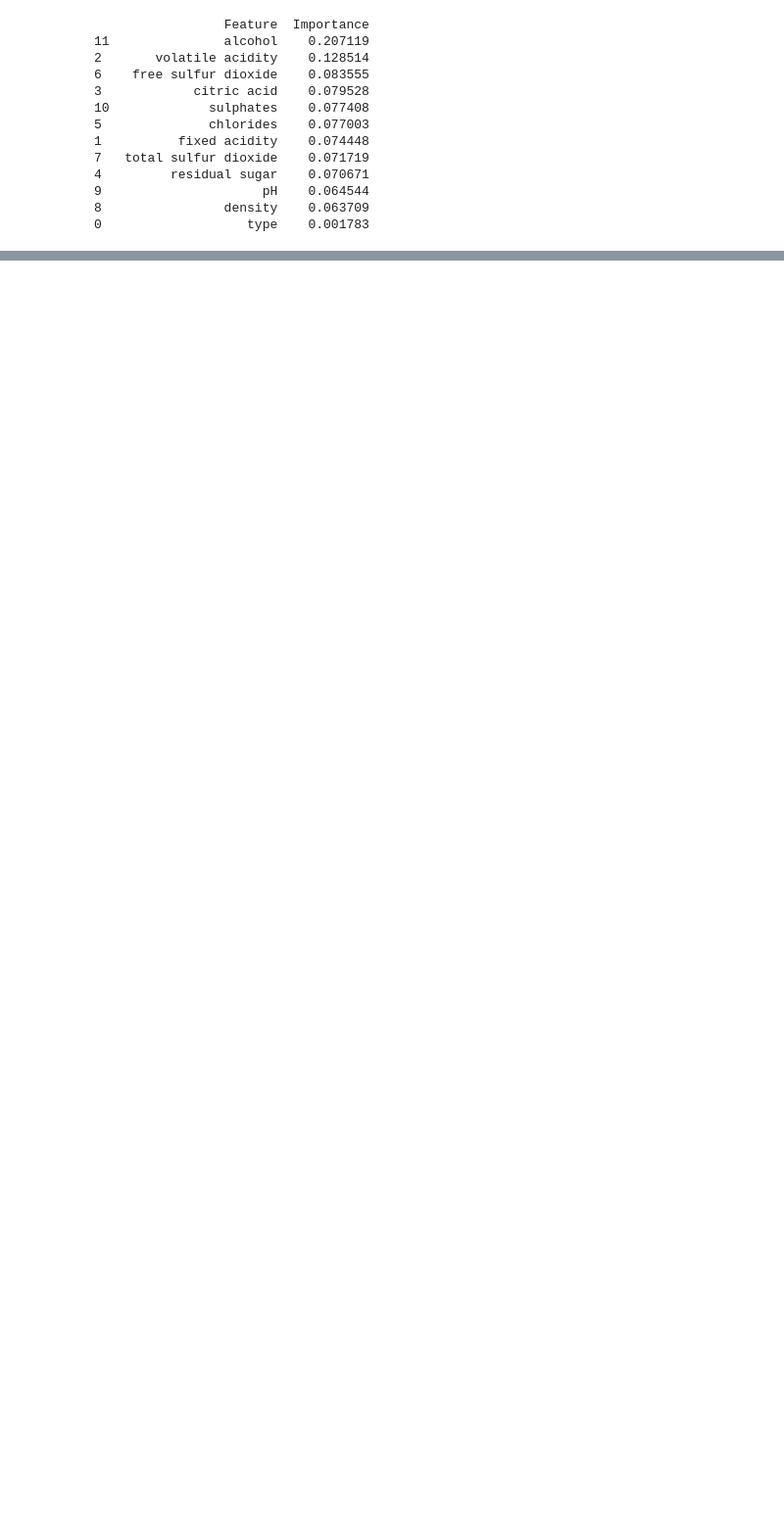
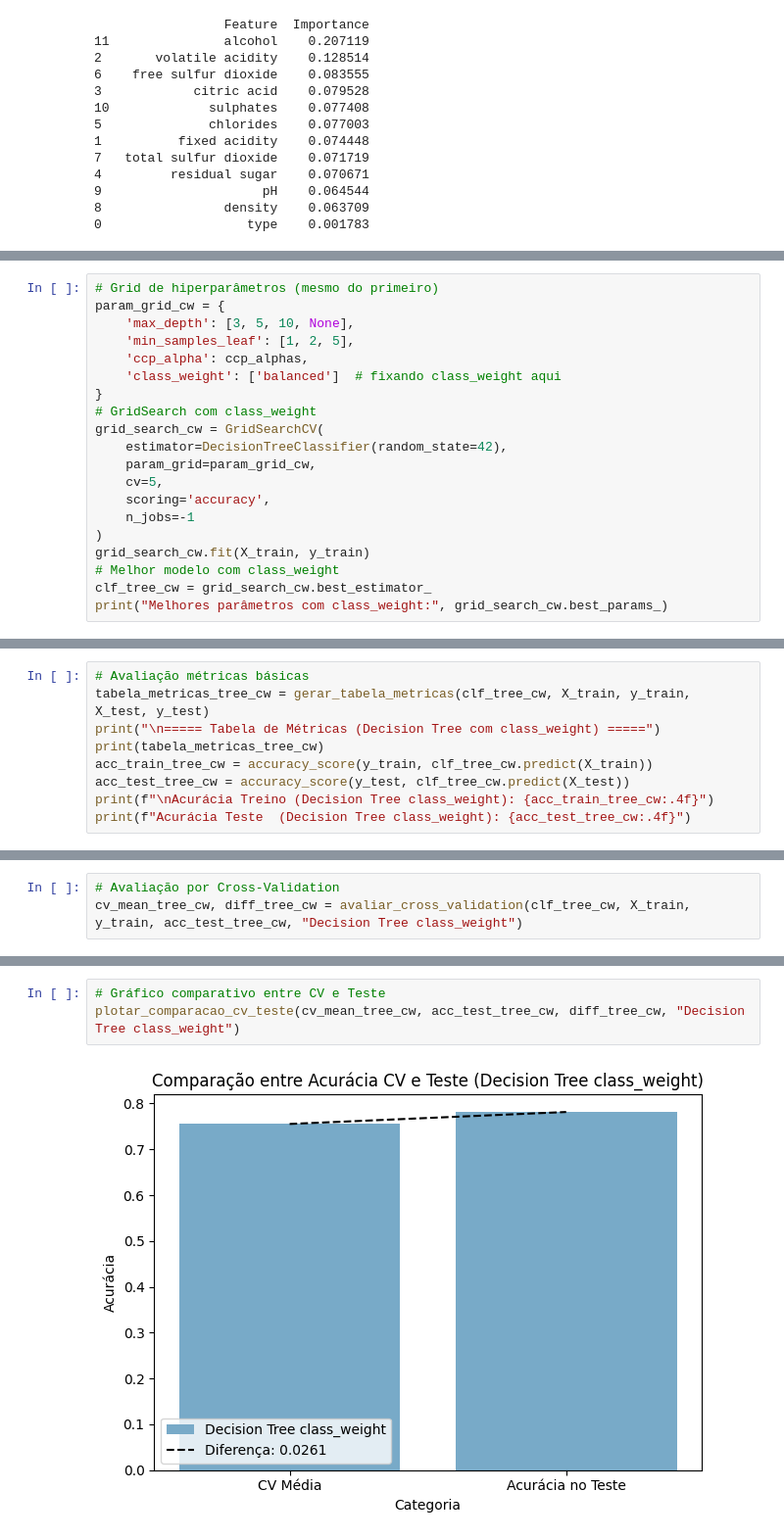
Before and after one commit to BMateusSs/Projeto-PSI3, a Jupyter notebook: decision_tree_wine_quality.ipynb, the cells around one changed output, grey strips where cells are left out. Shown: that part at 98% size. Saved outputs shown, nothing was run; the diff lists cells and outputs as text; blank space fills up the shorter version.

Commit message:
decision tree class_weight

```diff
--- a/decision_tree_wine_quality.ipynb
+++ b/decision_tree_wine_quality.ipynb
@@ -266,0 +297,20 @@ plotar_importancia_features(clf_tree, X_train, "Decision Tree s/ Balanceamento")
+# %%
+# Grid de hiperparâmetros (mesmo do primeiro)
+param_grid_cw = {
+    'max_depth': [3, 5, 10, None],
+    'min_samples_leaf': [1, 2, 5],
+    'ccp_alpha': ccp_alphas,
+    'class_weight': ['balanced']  # fixando class_weight aqui
+}
+# GridSearch com class_weight
+grid_search_cw = GridSearchCV(
+    estimator=DecisionTreeClassifier(random_state=42),
+    param_grid=param_grid_cw,
+    cv=5,
+    scoring='accuracy',
+    n_jobs=-1
+)
+grid_search_cw.fit(X_train, y_train)
+# Melhor modelo com class_weight
+clf_tree_cw = grid_search_cw.best_estimator_
+print("Melhores parâmetros com class_weight:", grid_search_cw.best_params_)
@@ -266,0 +319,9 @@ plotar_importancia_features(clf_tree, X_train, "Decision Tree s/ Balanceamento")
+# %%
+# Avaliação métricas básicas
+tabela_metricas_tree_cw = gerar_tabela_metricas(clf_tree_cw, X_train, y_train, X_test, y_test)
+print("\n===== Tabela de Métricas (Decision Tree com class_weight) =====")
+print(tabela_metricas_tree_cw)
+acc_train_tree_cw = accuracy_score(y_train, clf_tree_cw.predict(X_train))
+acc_test_tree_cw = accuracy_score(y_test, clf_tree_cw.predict(X_test))
+print(f"\nAcurácia Treino (Decision Tree class_weight): {acc_train_tree_cw:.4f}")
+print(f"Acurácia Teste  (Decision Tree class_weight): {acc_test_tree_cw:.4f}")
@@ -266,0 +342,3 @@ plotar_importancia_features(clf_tree, X_train, "Decision Tree s/ Balanceamento")
+# %%
+# Avaliação por Cross-Validation
+cv_mean_tree_cw, diff_tree_cw = avaliar_cross_validation(clf_tree_cw, X_train, y_train, acc_test_tree_cw, "Decision Tree class_weight")
@@ -266,0 +348,5 @@ plotar_importancia_features(clf_tree, X_train, "Decision Tree s/ Balanceamento")
+# %%
+# Gráfico comparativo entre CV e Teste
+plotar_comparacao_cv_teste(cv_mean_tree_cw, acc_test_tree_cw, diff_tree_cw, "Decision Tree class_weight")
+# %% [output]
+[figure, added]
```
Also changed, not shown: parts of 12 cells of this notebook.
